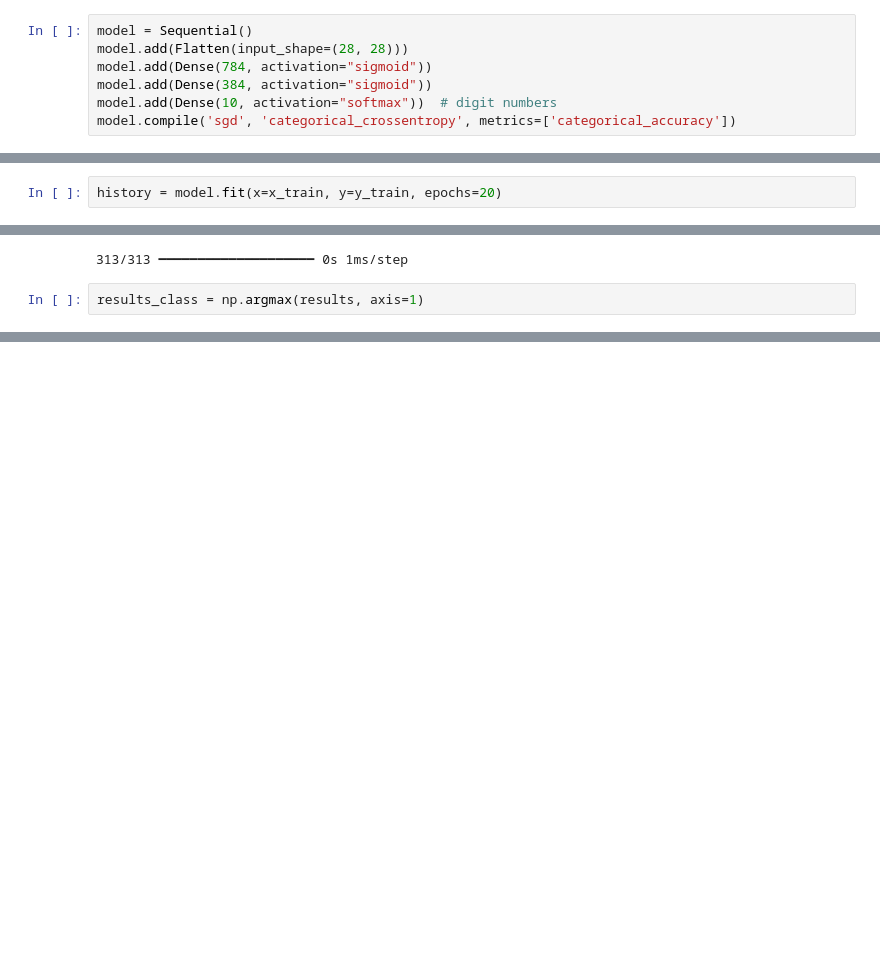
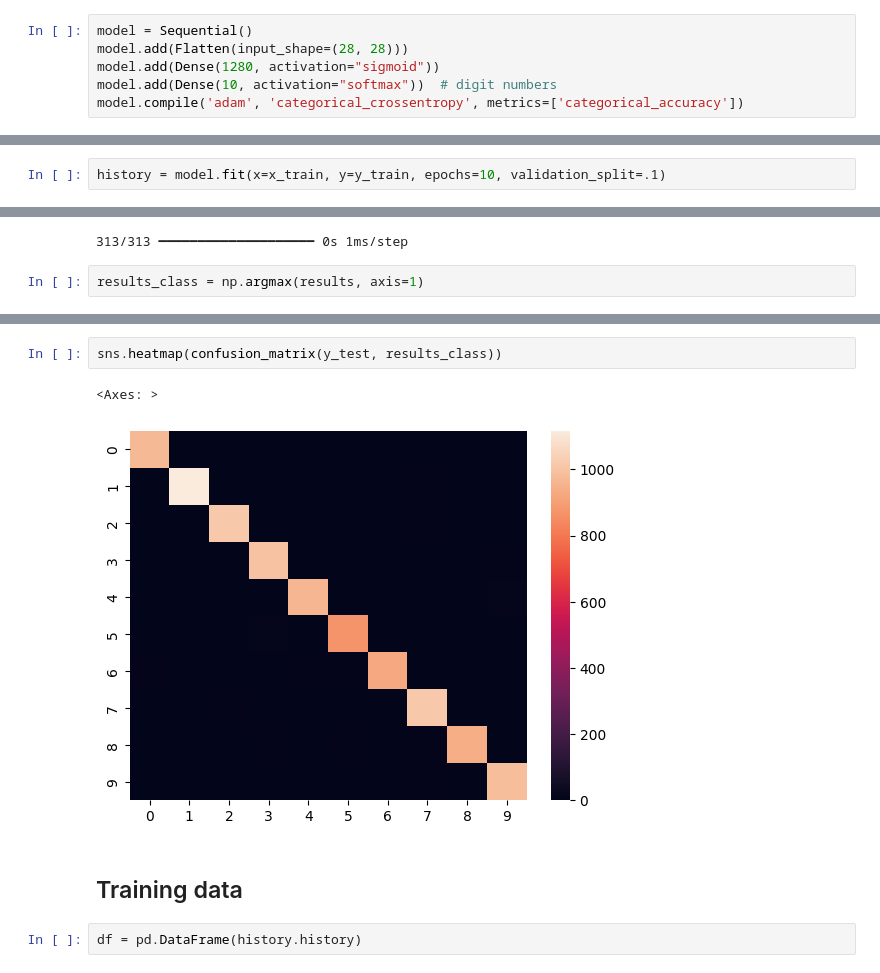
Before and after one commit to m3ll0c/machine-learning, a Jupyter notebook: 03_keras_mnist.ipynb, the cells around one changed output, grey strips where cells are left out. Saved outputs shown, nothing was run; the diff lists cells and outputs as text; blank space fills up the shorter version.

```diff
--- a/03_keras_mnist.ipynb
+++ b/03_keras_mnist.ipynb
@@ -34,8 +35,7 @@ x_train.shape, y_train.shape, x_test.shape, y_test.shape
 # %%
 model = Sequential()
 model.add(Flatten(input_shape=(28, 28)))
-model.add(Dense(784, activation="sigmoid"))
-model.add(Dense(384, activation="sigmoid"))
+model.add(Dense(1280, activation="sigmoid"))
 model.add(Dense(10, activation="softmax"))  # digit numbers
-model.compile('sgd', 'categorical_crossentropy', metrics=['categorical_accuracy'])
+model.compile('adam', 'categorical_crossentropy', metrics=['categorical_accuracy'])
 # %% [output]
@@ -60,4 +58,4 @@ Model: "sequential"
  Non-trainable params: 0 (0.00 B)
 # %%
-history = model.fit(x=x_train, y=y_train, epochs=20)
+history = model.fit(x=x_train, y=y_train, epochs=10, validation_split=.1)
 # %% [output]
@@ -109,0 +113,9 @@ weighted avg       0.92      0.92      0.92     10000
+# %%
+sns.heatmap(confusion_matrix(y_test, results_class))
+# %% [output]
+<Axes: >
+[figure, added]
+# %% [markdown]
+## Training data
+# %%
+df = pd.DataFrame(history.history)
```
Also changed, not shown: parts of 10 cells of this notebook, 2 other files.
